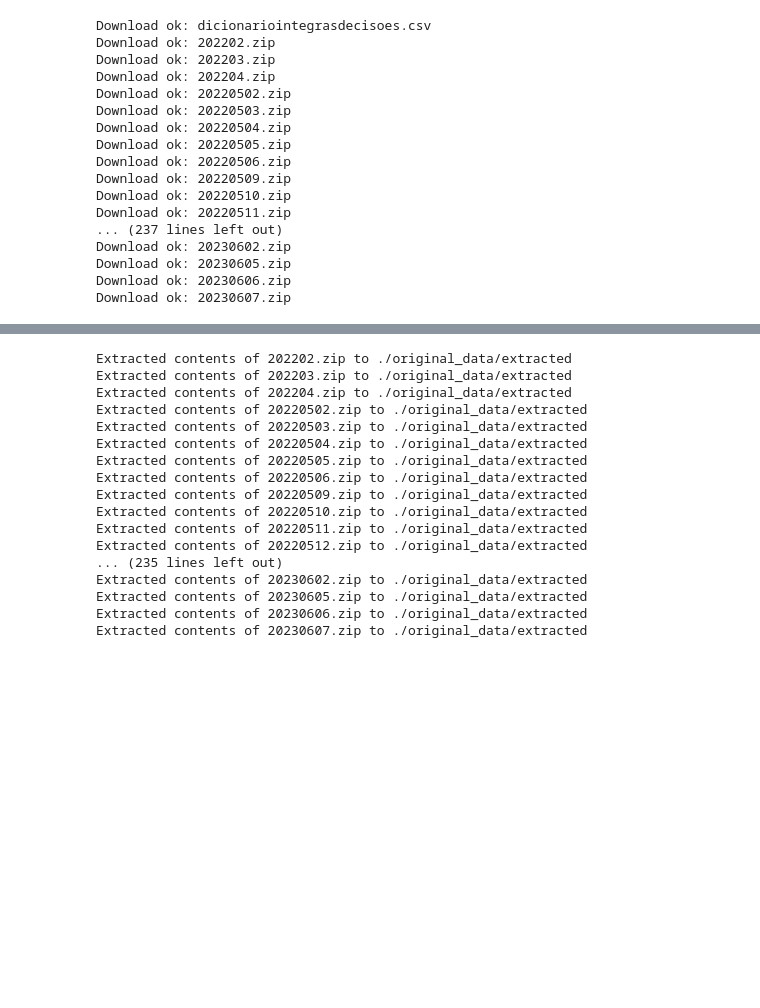
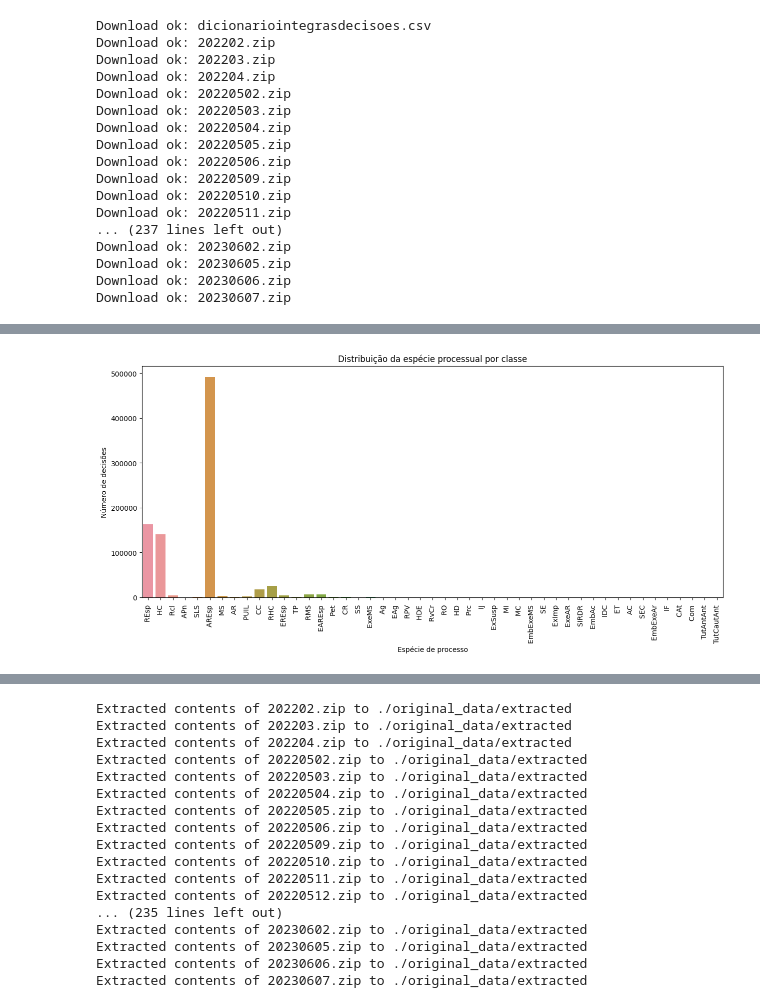
Before and after one commit to o-guilherme/D3TOP-NLP-Proj, a Jupyter notebook: D3TOP-NLP-Proj.ipynb, the cells around one changed output, grey strips where cells are left out. Cells and saved outputs as stored; diff of their text form; code cells hidden in the pictures; blank space fills up the shorter version.

```diff
--- a/D3TOP-NLP-Proj.ipynb
+++ b/D3TOP-NLP-Proj.ipynb
@@ -161,0 +252,4 @@ Download ok: 20230607.zip
+# %%
+#Carregando os dados csv para continuar
+df = pd.read_csv('all_metadata.csv')
+df.head()
@@ -161,0 +301,11 @@ Download ok: 20230607.zip
+# %%
+#As colunas 'dataPublicacao', 'dataRecebimento' e 'dataDistribuicao' são de data, porém estão como int64. Para isso iremos ajustar os tipos de dados no pandas para datetime.
+#De se observar que simplesmente usar o módulo 'to_datetime' deixa os horários errados pois têm que ser considerado o horário de Brasília mas ele simplemsmente converte para hora UTC.
+#Por isso usaremos o tz_convert para converter no horário UTC-3 do Brasil.
+df['dataPublicacao'] = pd.to_datetime(df['dataPublicacao'], unit='ms',utc=True)
+df['dataRecebimento'] = pd.to_datetime(df['dataRecebimento'], unit='ms',utc=True)
+df['dataDistribuicao'] = pd.to_datetime(df['dataDistribuicao'], unit='ms',utc=True)
+df['dataPublicacao'] = df['dataPublicacao'].dt.tz_convert(brtz)
+df['dataRecebimento'] = df['dataRecebimento'].dt.tz_convert(brtz)
+df['dataDistribuicao'] = df['dataDistribuicao'].dt.tz_convert(brtz)
+df.tail()
@@ -161,0 +333,5 @@ Download ok: 20230607.zip
+# %%
+#Substituindo os valores e renomeando a coluna
+df['tipoDocumento'] = df['tipoDocumento'].replace({'ACÓRDÃO': 1, 'DECISÃO': 0})
+df = df.rename(columns={'tipoDocumento': 'isAcordao'})
+df.tail()
@@ -161,0 +361,8 @@ Download ok: 20230607.zip
+# %%
+#A variável 'processo' 'é composta de um texto e um número, sendo interpretada pelo pandas como 'object'.
+#Considernado que o início da descrição é a espécie do processo, iremos criar um campo denominado processoTipo, que vai manter a espécie recursal em uma variável distinta.
+#Já o número permanece com identificador distinto do STJ.
+df['especieProcesso'] = df['processo'].str.extract(r'(\D+)')
+df['processo'] = df['processo'].str.replace(r'\D+', '',regex=True)
+df = df.rename(columns={'processo': 'numProcessoSTJ'})
+df.tail()
@@ -161,0 +394,10 @@ Download ok: 20230607.zip
+# %%
+plt.figure(figsize=(15, 6))  # Adjust the width and height as needed
+ax = sns.countplot(data=df, x='especieProcesso')
+plt.xlabel('Espécie de processo')
+plt.ylabel('Número de decisões')
+plt.title('Distribuição da espécie processual por classe')
+ax.set_xticklabels(ax.get_xticklabels(), rotation=90, ha='center')
+plt.show()
+# %% [output]
+[figure, added]
```
Also changed, not shown: parts of 73 cells of this notebook, 5 other files.
